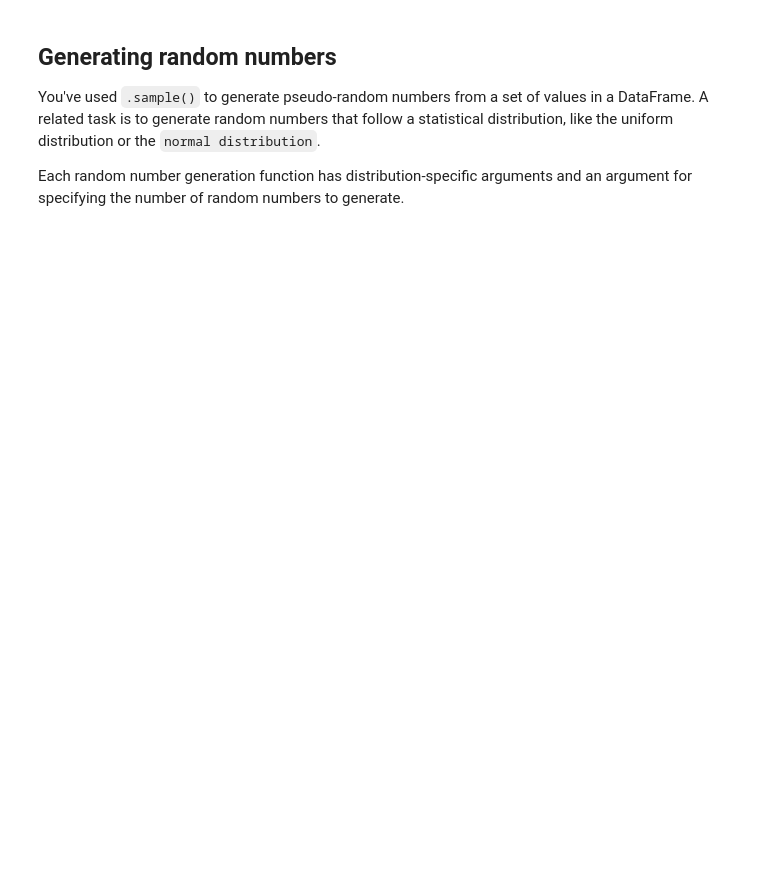
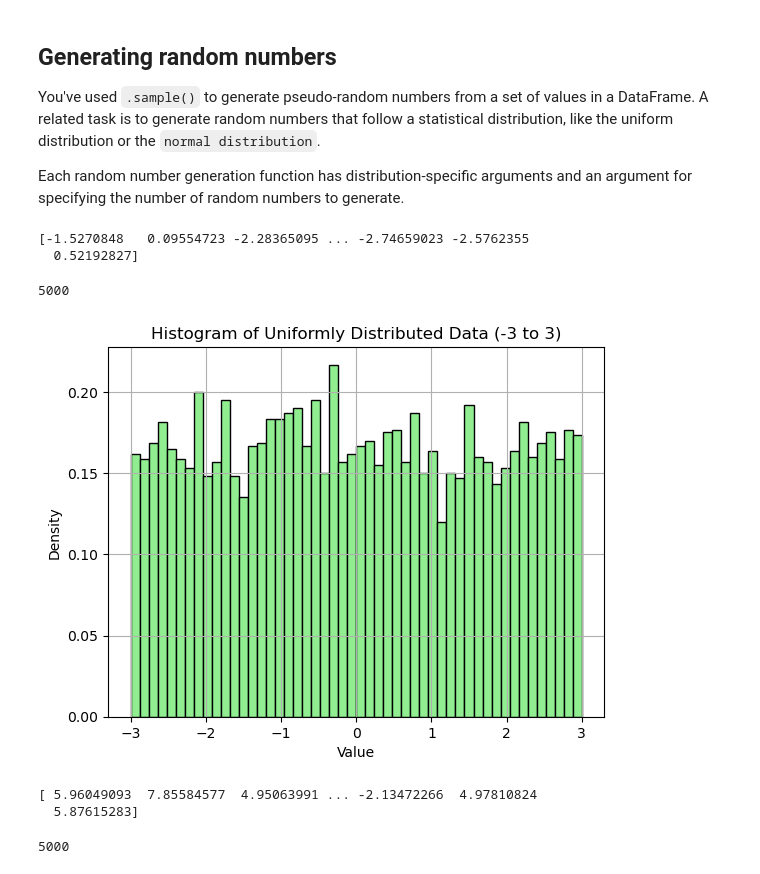
Before and after one commit to aziscript/Python-for-data-analysis, a Jupyter notebook: SamplinginPython.ipynb, the cells around one changed output. Saved outputs shown, nothing was run; the diff lists cells and outputs as text; code cells hidden in the pictures; blank space fills up the shorter version.

```diff
--- a/SamplinginPython.ipynb
+++ b/SamplinginPython.ipynb
@@ -190,3 +179,40 @@ The duration values in the sample show a similar distribution to those in the wh
 You've used `.sample()` to generate pseudo-random numbers from a set of values in a DataFrame. A related task is to generate random numbers that follow a statistical distribution, like the uniform distribution or the `normal distribution`.
 
 Each random number generation function has distribution-specific arguments and an argument for specifying the number of random numbers to generate.
+# %%
+# Generate 5000 random numbers from a uniform distribution ranging from -3 to 3
+uniforms = np.random.uniform(low=-3, high=3, size=5000)
+
+# Print the array of generated uniform random numbers
+print(uniforms)
+# %% [output]
+[-1.5270848   0.09554723 -2.28365095 ... -2.74659023 -2.5762355
+  0.52192827]
+# %%
+len(uniforms)
+# %% [output]
+5000
+# %%
+# Plot a histogram to visualize the distribution
+plt.hist(uniforms, bins=50, color='lightgreen', edgecolor='black', density=True)
+plt.title('Histogram of Uniformly Distributed Data (-3 to 3)')
+plt.xlabel('Value')
+plt.ylabel('Density')
+plt.grid(True)
+plt.show()
+# %% [output]
+[figure, added]
+# %%
+# Generate 5000 random numbers from a normal (Gaussian) distribution
+# The distribution has a mean (loc) of 5 and a standard deviation (scale) of 2
+normals = np.random.normal(loc=5, scale=2, size=5000)
+
+# Print the array of generated normal random numbers
+print(normals)
+# %% [output]
+[ 5.96049093  7.85584577  4.95063991 ... -2.13472266  4.97810824
+  5.87615283]
+# %%
+len(normals)
+# %% [output]
+5000
```
Also changed, not shown: parts of 54 cells of this notebook, 3 other files.
